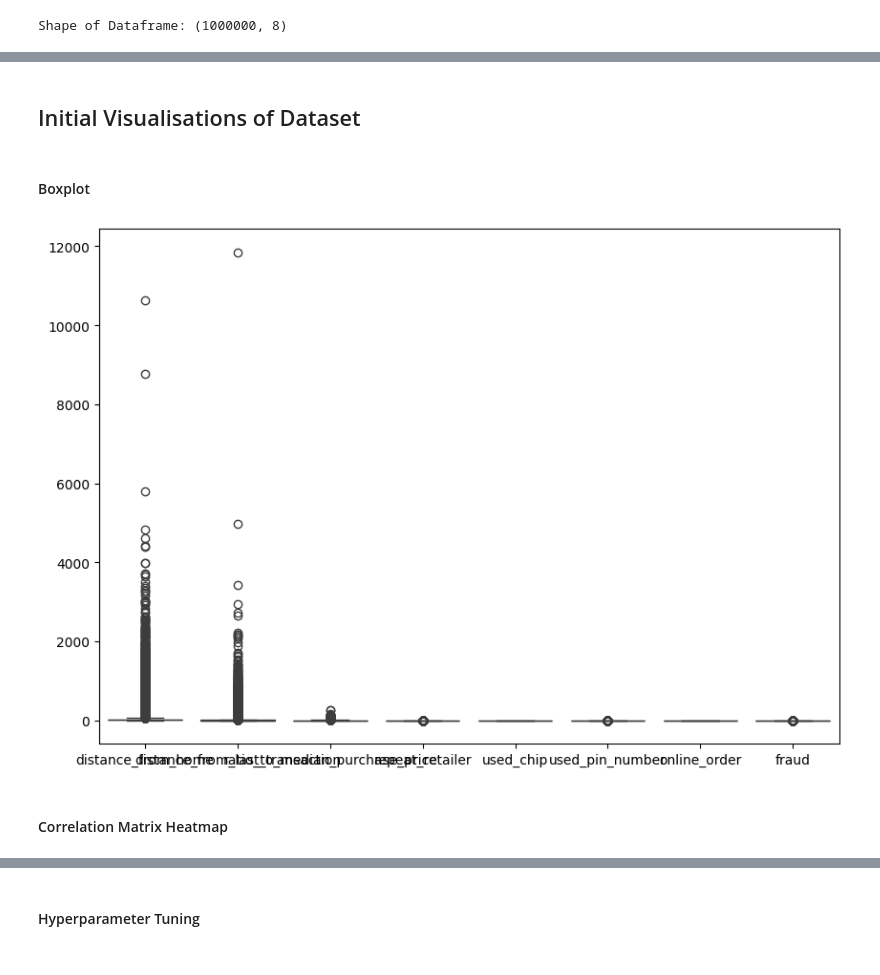
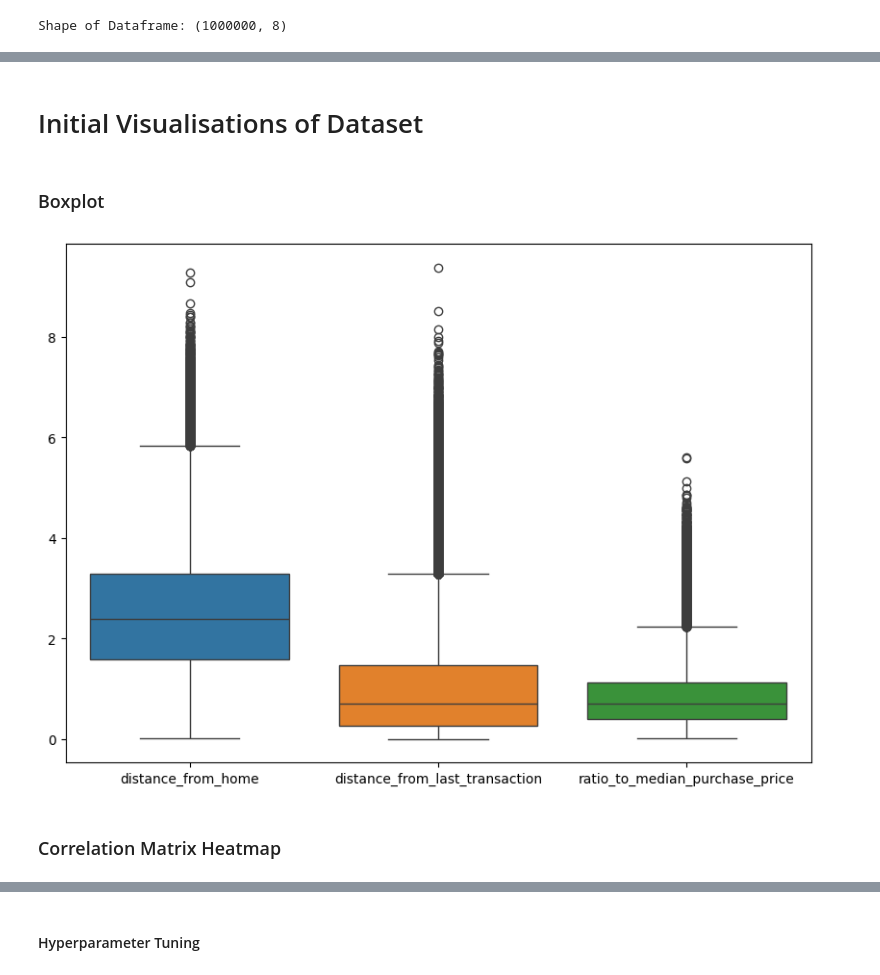
Before and after one commit to MadMoose02/COMP3608-Project, a Jupyter notebook: CreditCardFraud_Project.ipynb, the cells around one changed output, grey strips where cells are left out. Drawn from its saved outputs; the diff is of its cells as text; code cells hidden in the pictures.

Commit message:
final project notebook

```diff
--- a/CreditCardFraud_Project.ipynb
+++ b/CreditCardFraud_Project.ipynb
@@ -26,7 +22,8 @@ from sklearn.model_selection import train_test_split, StratifiedKFold, GridSearc
 # %%
 seed = 7
-df = pd.read_csv('https://media.githubusercontent.com/media/MadMoose02/COMP3608-Project/main/card_transdata.csv')
-# df = pd.read_csv('card_transdata.csv')
+# df = pd.read_csv('https://media.githubusercontent.com/media/MadMoose02/COMP3608-Project/main/card_transdata.csv')
+df = pd.read_csv('card_transdata.csv')
+df = shuffle(df, random_state=seed)
 
 print(f'Shape of Dataframe: {df.shape}')
 # %% [output]
@@ -60,0 +61,4 @@ memory usage: 61.0 MB
+# %%
+df['distance_from_home'] = np.log1p(df['distance_from_home'])
+df['distance_from_last_transaction'] = np.log1p(df['distance_from_last_transaction'])
+df['ratio_to_median_purchase_price'] = np.log1p(df['ratio_to_median_purchase_price'])
@@ -61,15 +77,16 @@ memory usage: 61.0 MB
 # %% [markdown]
-## Initial Visualisations of Dataset
+# Initial Visualisations of Dataset
 # %% [markdown]
-#### Boxplot
+### Boxplot
 # %%
 plt.figure(figsize=(10, 7))
-sns.boxplot(df)
+sns.boxplot(data=df[['distance_from_home', 'distance_from_last_transaction', 'ratio_to_median_purchase_price']])
+plt.savefig('all_boxplot_outliers.png', dpi=300)
 plt.show()
 # %% [output]
-[figure, old version]
+[figure, new version]
 # %% [markdown]
-#### Correlation Matrix Heatmap
+### Correlation Matrix Heatmap
 # %%
 corr_matrix = df.corr()
 plt.figure(figsize=(10, 7))
```
Also changed, not shown: parts of 117 cells of this notebook.
